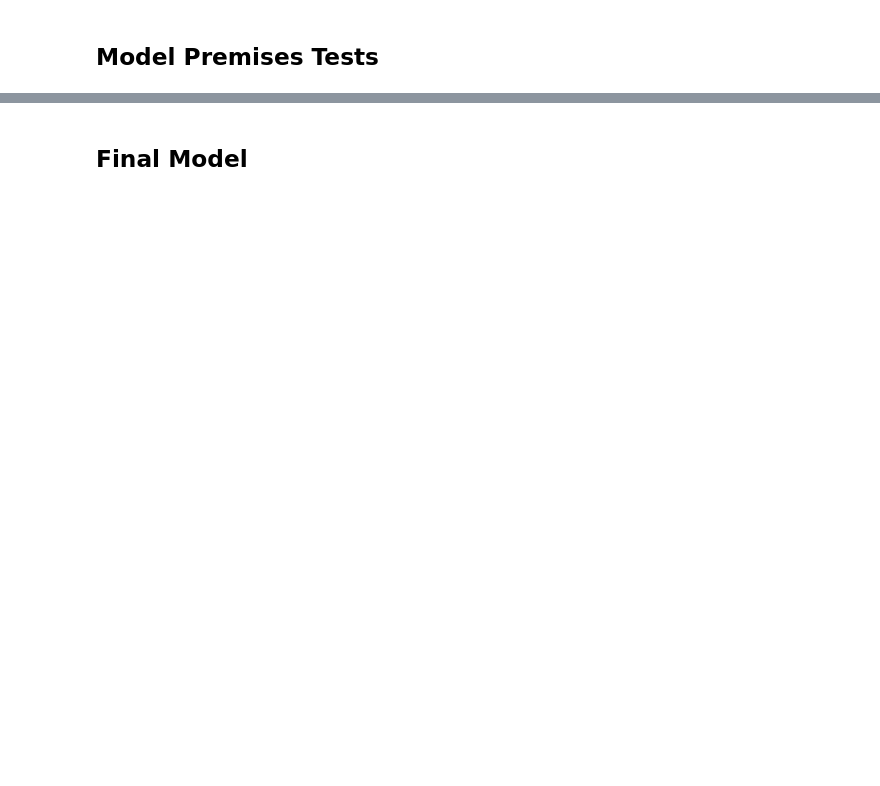
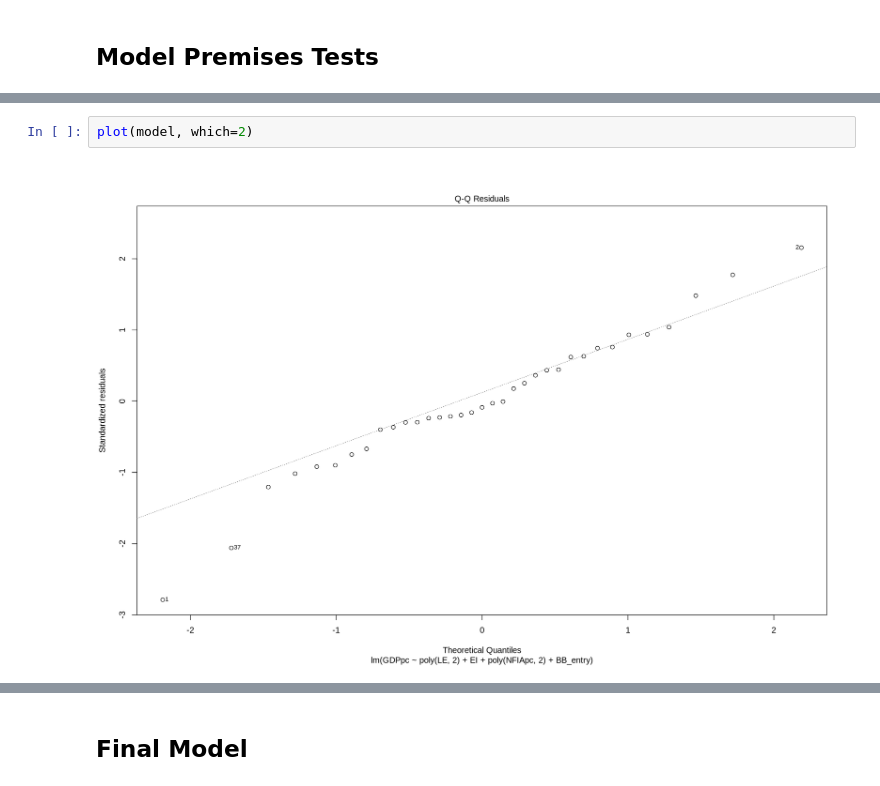
Before and after one commit to nickobard/eurostat-datasets-analysis, a Jupyter notebook: sem-3/semestral-work.ipynb, the cells around one changed output, grey strips where cells are left out. Drawn from its saved outputs; the diff is of its cells as text; blank space fills up the shorter version.

```diff
--- a/sem-3/semestral-work.ipynb
+++ b/sem-3/semestral-work.ipynb
@@ -852,0 +845,4 @@ https://cran.r-project.org/web/packages/olsrr/vignettes/regression_diagnostics.h
+# %%
+plot(model, which=2)
+# %% [output]
+[figure, added]
```
Also changed, not shown: parts of 16 cells of this notebook.
